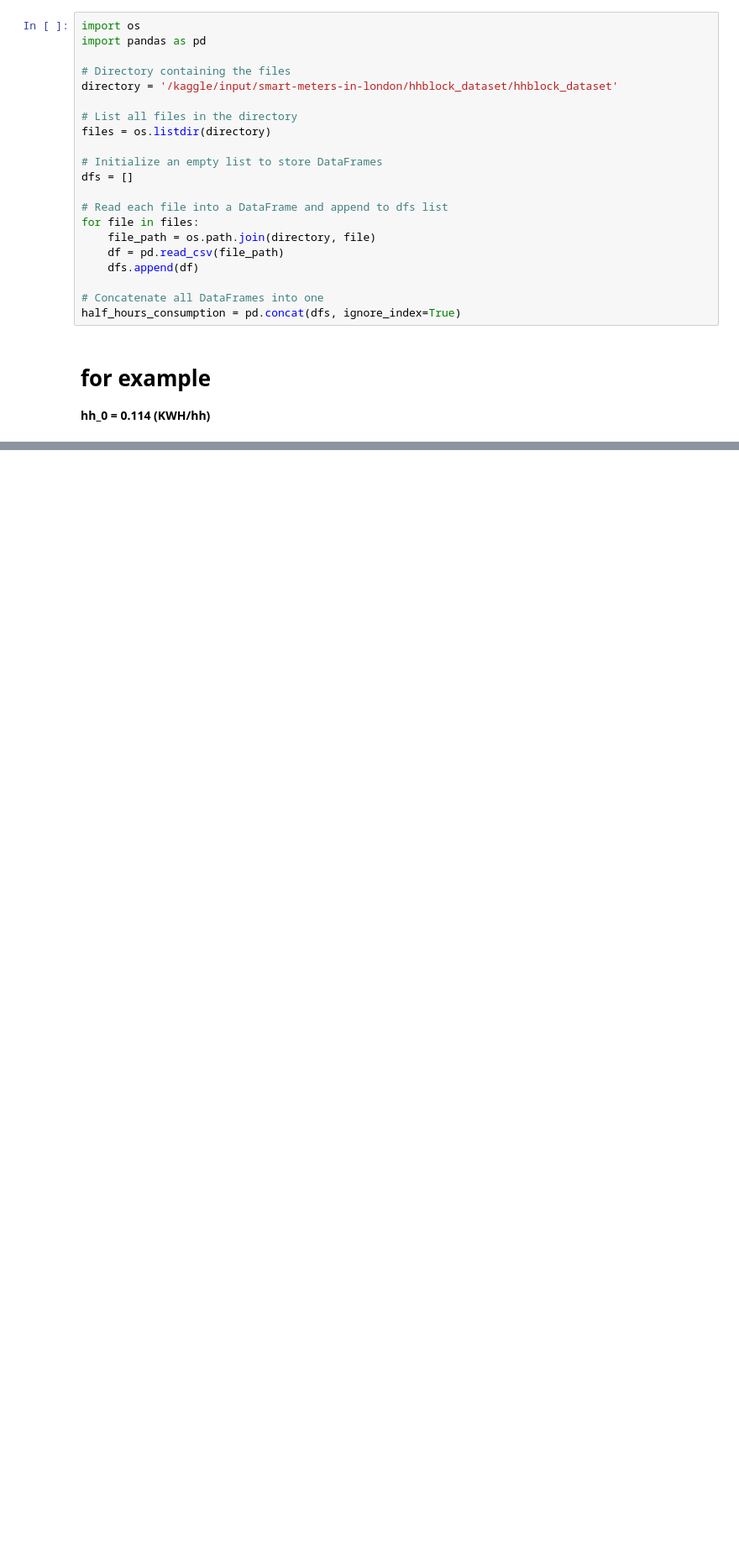
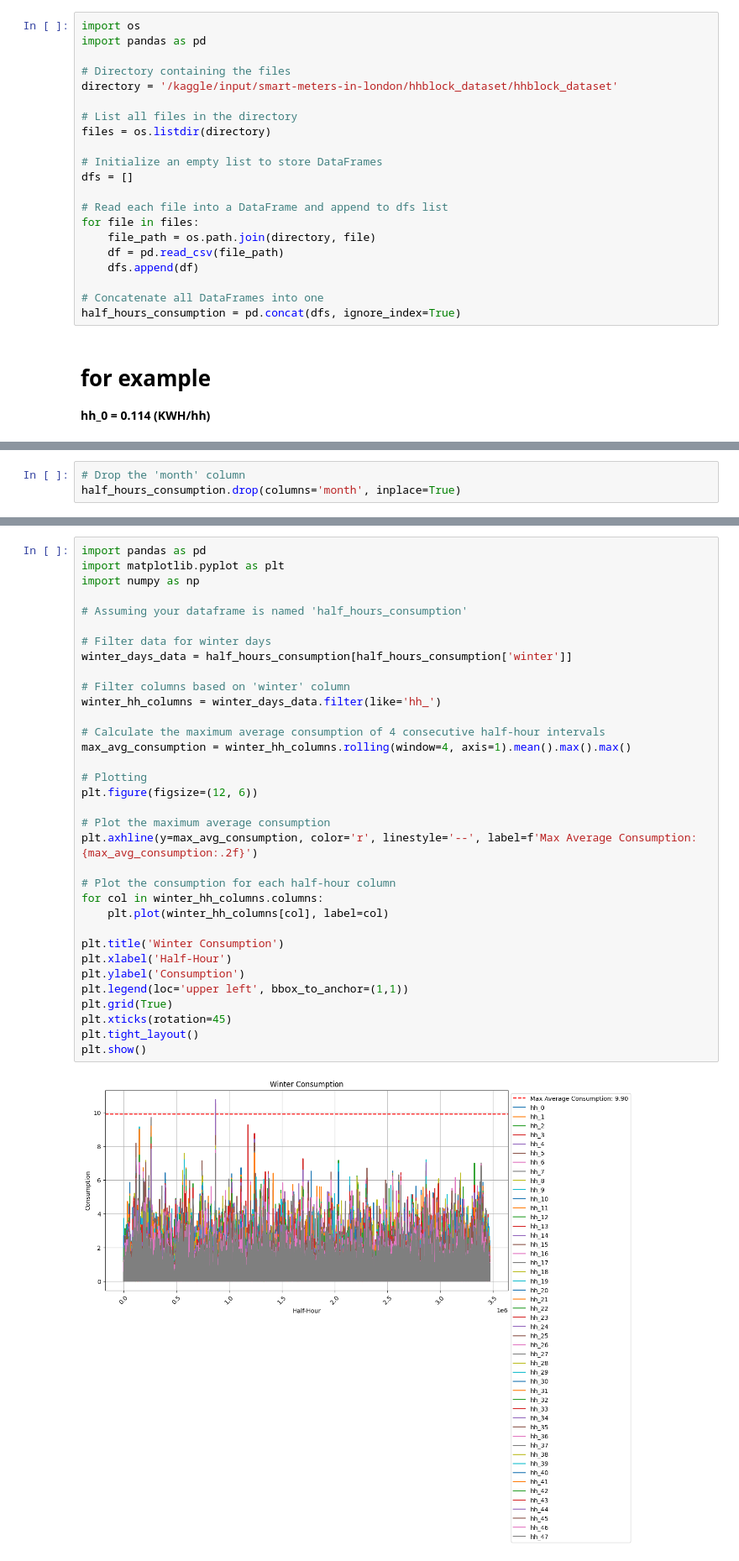
Before and after one commit to Youssef22Ashraf/-Electricity-Consumption-Prediction-in-Egypt, a Jupyter notebook: smart-meters-pp.ipynb, the cells around one changed output, grey strips where cells are left out. Shown at 84% size. Cells and saved outputs as stored; diff of their text form; blank space fills up the shorter version.

```diff
--- a/smart-meters-pp.ipynb
+++ b/smart-meters-pp.ipynb
@@ -140,0 +385,3 @@ half_hours_consumption
+# %%
+# Drop the 'month' column
+half_hours_consumption.drop(columns='month', inplace=True)
@@ -140,0 +404,36 @@ half_hours_consumption
+# %%
+import pandas as pd
+import matplotlib.pyplot as plt
+import numpy as np
+
+# Assuming your dataframe is named 'half_hours_consumption'
+
+# Filter data for winter days
+winter_days_data = half_hours_consumption[half_hours_consumption['winter']]
+
+# Filter columns based on 'winter' column
+winter_hh_columns = winter_days_data.filter(like='hh_')
+
+# Calculate the maximum average consumption of 4 consecutive half-hour intervals
+max_avg_consumption = winter_hh_columns.rolling(window=4, axis=1).mean().max().max()
+
+# Plotting
+plt.figure(figsize=(12, 6))
+
+# Plot the maximum average consumption
+plt.axhline(y=max_avg_consumption, color='r', linestyle='--', label=f'Max Average Consumption: {max_avg_consumption:.2f}')
+
+# Plot the consumption for each half-hour column
+for col in winter_hh_columns.columns:
+    plt.plot(winter_hh_columns[col], label=col)
+
+plt.title('Winter Consumption')
+plt.xlabel('Half-Hour')
+plt.ylabel('Consumption')
+plt.legend(loc='upper left', bbox_to_anchor=(1,1))
+plt.grid(True)
+plt.xticks(rotation=45)
+plt.tight_layout()
+plt.show()
+# %% [output]
+[figure, added]
```
Also changed, not shown: parts of 19 cells of this notebook.
